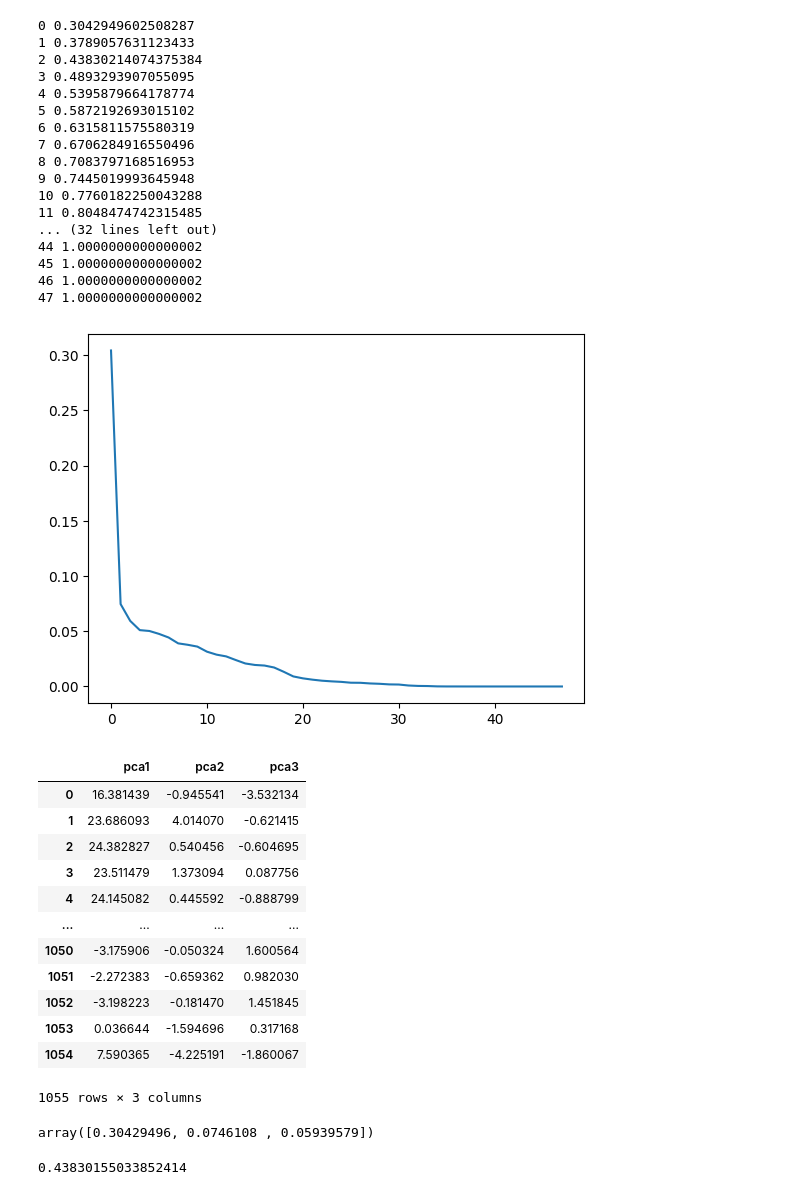
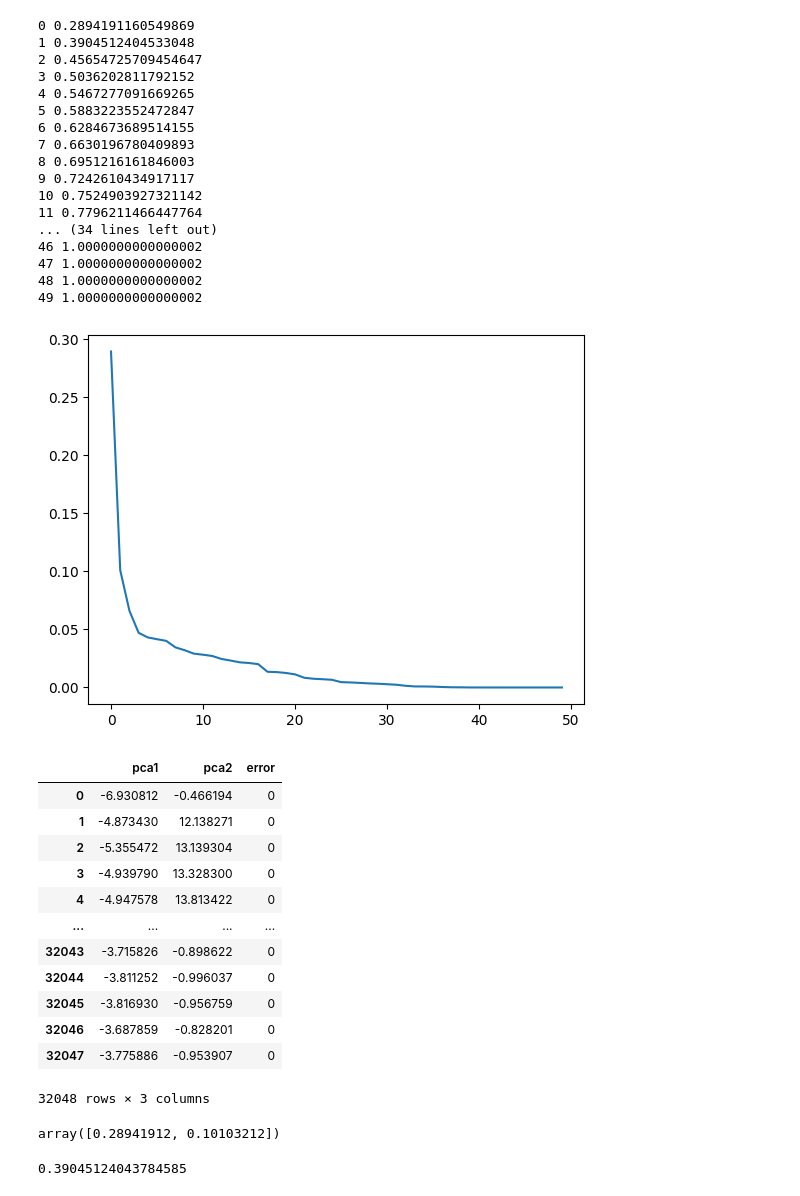
Before and after one commit to GwangAnLeeDunKinDonass/MOS, a Jupyter notebook: preprocess.ipynb, the cells around one changed output. Cells and saved outputs as stored; diff of their text form; code cells hidden in the pictures.

```diff
--- a/preprocess.ipynb
+++ b/preprocess.ipynb
@@ -9,3 +13,2 @@ from tqdm import tqdm
 # %%
-df = pd.read_csv('./dataset/raw/train.csv')
-df
+df = pd.read_csv('./dataset/gen/data.csv')
@@ -94,3 +14,0 @@ See the caveats in the documentation: https://pandas.pydata.org/pandas-docs/stab
-# %%
-df = pd.read_csv('./dataset/raw/exp/experiment_01.csv')
-df
@@ -111,6 +14,0 @@ df
-# %%
-for idx, val in enumerate(df['Machining_Process'].unique()):
-        df['Machining_Process'] = df['Machining_Process'].replace(val, str(idx))
-df['Machining_Process'].astype('int')
-
-df
@@ -131,6 +31,6 @@ df
 # %%
-# y = df[['Machining_Process']]
-# x = df.drop(['Machining_Process'],axis=1)
+y = df['error']
+x = df.drop(['error'],axis=1)
 col = df.columns
 df = df.values
 
@@ -227,56 +127,57 @@ for idx, var in enumerate(explained_variances):
     print(idx, a)
     lst.append(a)
 # %% [output]
-0 0.3042949602508287
-1 0.3789057631123433
-2 0.43830214074375384
-3 0.4893293907055095
-4 0.5395879664178774
-5 0.5872192693015102
-6 0.6315811575580319
-7 0.6706284916550496
-8 0.7083797168516953
-9 0.7445019993645948
-10 0.7760182250043288
-11 0.8048474742315485
-... (32 lines left out)
-44 1.0000000000000002
-45 1.0000000000000002
+0 0.2894191160549869
+1 0.3904512404533048
+2 0.45654725709454647
+3 0.5036202811792152
+4 0.5467277091669265
+5 0.5883223552472847
+6 0.6284673689514155
+7 0.6630196780409893
+8 0.6951216161846003
+9 0.7242610434917117
+10 0.7524903927321142
+11 0.7796211466447764
+... (34 lines left out)
 46 1.0000000000000002
 47 1.0000000000000002
+48 1.0000000000000002
+49 1.0000000000000002
 # %%
 plt.plot(explained_variances)
 plt.show()
 # %% [output]
-[figure, old version]
+[figure, new version]
 # %%
-compo = 3
+compo = 2
 pca = PCA(n_components=compo) # 주성분을 몇개로 할지 결정
 printcipalComponents = pca.fit_transform(x)
 pdf = pd.DataFrame(data=printcipalComponents,
                    columns = [f'pca{num+1}' for num in range(compo)])
+pdf['error'] = y
 pdf
 # %% [output]
-|  | pca1 | pca2 | pca3 |
-| 0 | 16.381439 | -0.945541 | -3.532134 |
-| 1 | 23.686093 | 4.014070 | -0.621415 |
-| 2 | 24.382827 | 0.540456 | -0.604695 |
-| 3 | 23.511479 | 1.373094 | 0.087756 |
-| 4 | 24.145082 | 0.445592 | -0.888799 |
+|  | pca1 | pca2 | error |
+| 0 | -6.930812 | -0.466194 | 0 |
+| 1 | -4.873430 | 12.138271 | 0 |
+| 2 | -5.355472 | 13.139304 | 0 |
+| 3 | -4.939790 | 13.328300 | 0 |
+| 4 | -4.947578 | 13.813422 | 0 |
 | ... | ... | ... | ... |
-| 1050 | -3.175906 | -0.050324 | 1.600564 |
-| 1051 | -2.272383 | -0.659362 | 0.982030 |
-| 1052 | -3.198223 | -0.181470 | 1.451845 |
-| 1053 | 0.036644 | -1.594696 | 0.317168 |
-| 1054 | 7.590365 | -4.225191 | -1.860067 |
+| 32043 | -3.715826 | -0.898622 | 0 |
+| 32044 | -3.811252 | -0.996037 | 0 |
+| 32045 | -3.816930 | -0.956759 | 0 |
+| 32046 | -3.687859 | -0.828201 | 0 |
+| 32047 | -3.775886 | -0.953907 | 0 |
-1055 rows × 3 columns
+32048 rows × 3 columns
 # %%
 pca.explained_variance_ratio_
 # %% [output]
-array([0.30429496, 0.0746108 , 0.05939579])
+array([0.28941912, 0.10103212])
 # %%
 sum(pca.explained_variance_ratio_)
 # %% [output]
-0.43830155033852414
+0.39045124043784585
 # %%
 fig = plt.figure(figsize = (8, 8))
```
Also changed, not shown: parts of 13 cells of this notebook, 2 other files.
